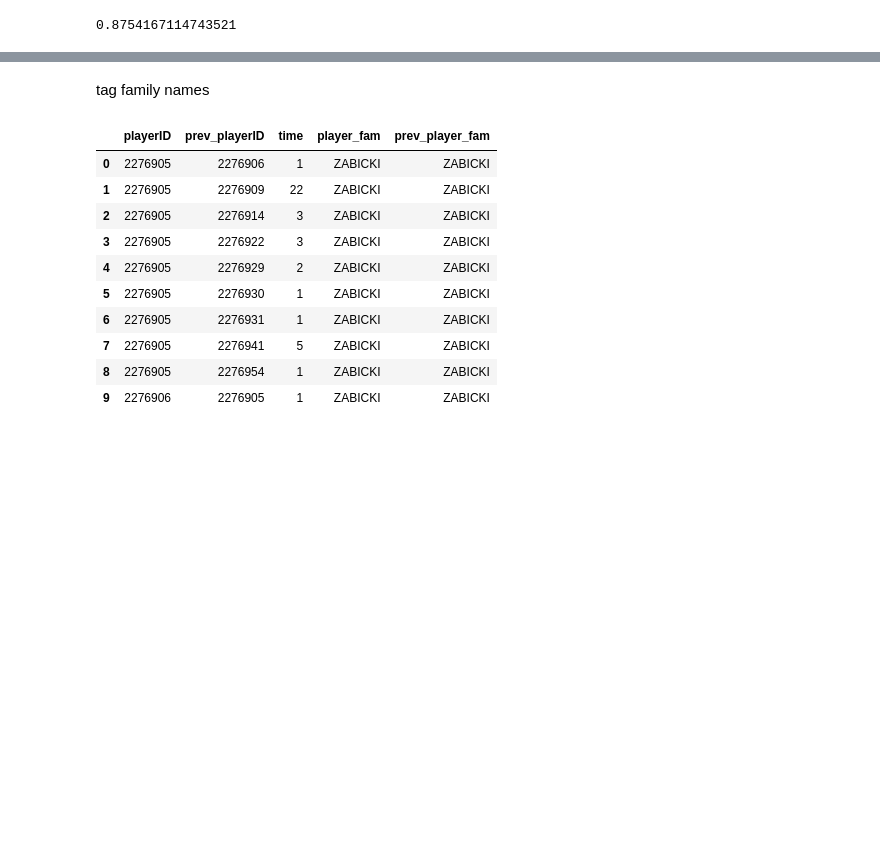
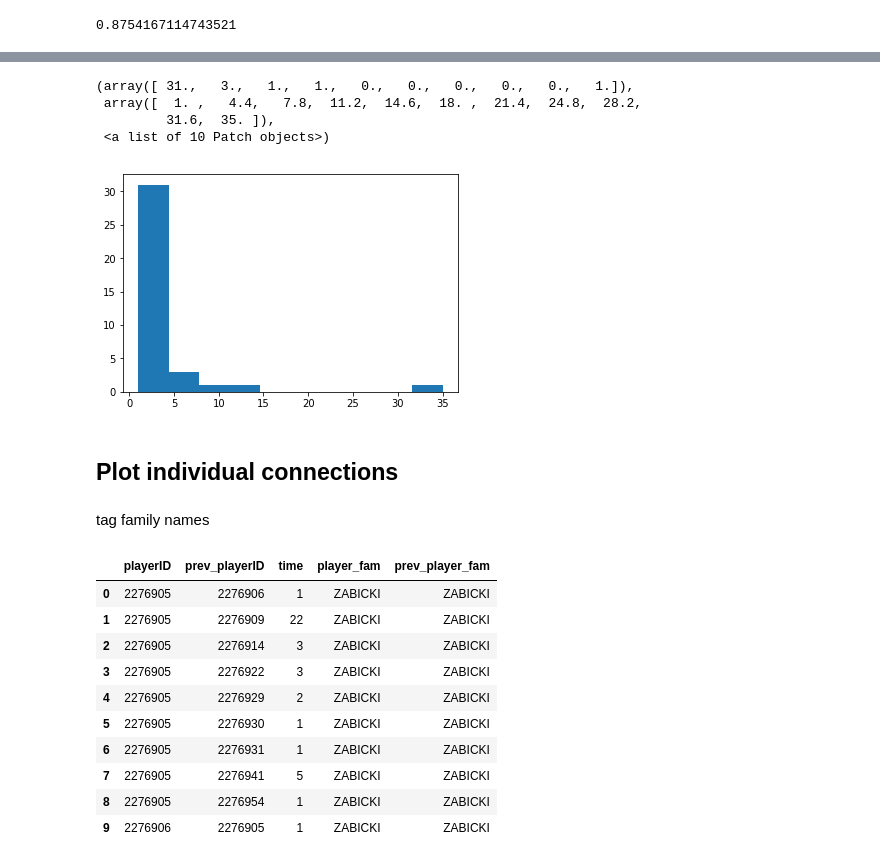
Before and after one commit to nataliavelez/OneHourOneLife, a Jupyter notebook: 2_demographics/2_8_identify_connections.ipynb, the cells around one changed output, grey strips where cells are left out. Drawn from its saved outputs; the diff is of its cells as text; code cells hidden in the pictures; blank space fills up the shorter version.

```diff
--- a/2_demographics/2_8_identify_connections.ipynb
+++ b/2_demographics/2_8_identify_connections.ipynb
@@ -376,3 +418,15 @@ p_agree
+# %%
+fam_comm = playerdf.groupby('family')['partition'].apply(lambda x: len(set(x))).to_frame().reset_index()
+# %%
+plt.hist(x = fam_comm['partition'])
+# %% [output]
+(array([ 31.,   3.,   1.,   1.,   0.,   0.,   0.,   0.,   0.,   1.]),
+ array([  1. ,   4.4,   7.8,  11.2,  14.6,  18. ,  21.4,  24.8,  28.2,
+         31.6,  35. ]),
+ <a list of 10 Patch objects>)
+[figure, added]
+# %% [markdown]
+## Plot individual connections
 # %% [markdown]
 tag family names
 # %%
```
Also changed, not shown: parts of 25 cells of this notebook.
